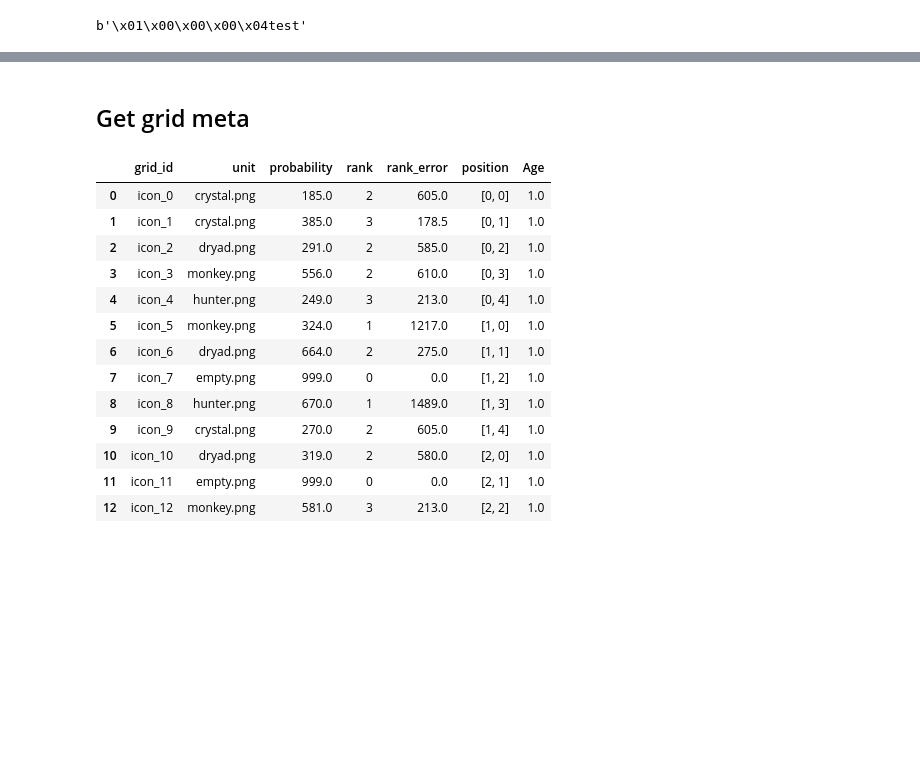
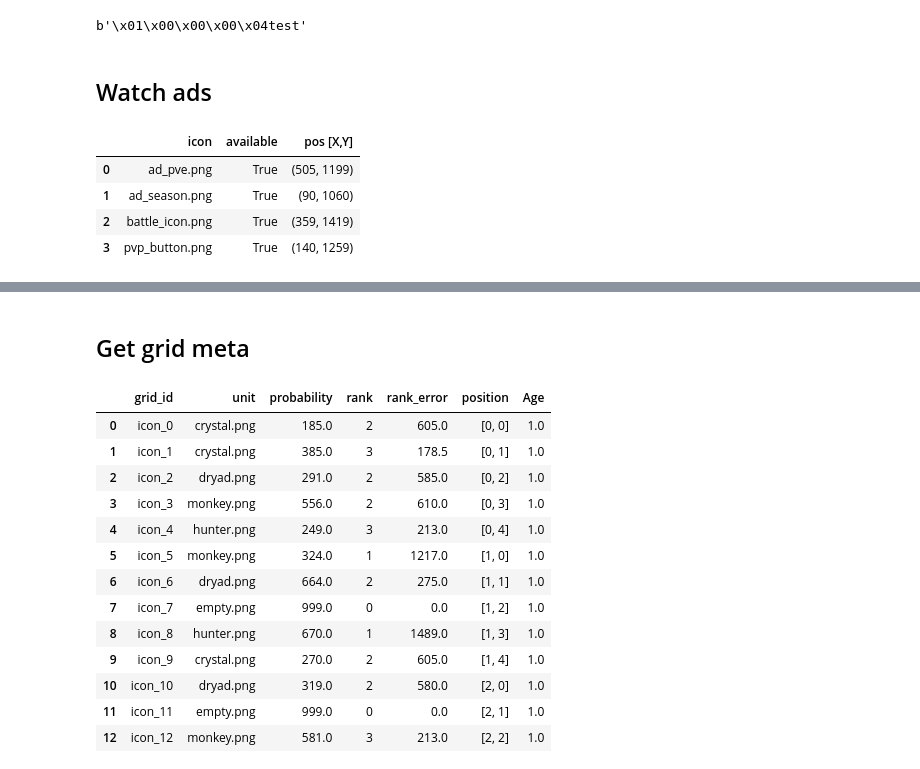
Before and after one commit to AxelBjork/Rush-Royale-Bot, a Jupyter notebook: bot_logic.ipynb, the cells around one changed output, grey strips where cells are left out. Saved outputs shown, nothing was run; the diff lists cells and outputs as text; code cells hidden in the pictures; blank space fills up the shorter version.

```diff
--- a/combat_logic.ipynb
+++ b/bot_logic.ipynb
@@ -52,3 +52,25 @@ bot.client.control.text("test")
 b'\x01\x00\x00\x00\x04test'
 # %%
 bot.getScreen()
+# %% [markdown]
+## Watch ads
+# %%
+# Check current screen
+avail_buttons = bot.get_current_icons(available=True)
+display(avail_buttons)
+if (avail_buttons == 'quest_done.png').any(axis=None):
+    pos = bot_core.get_button_pos(avail_buttons,'quest_done.png')
+    bot.click_button(pos)
+    bot.click(420,420) # collect ad chest
+if (avail_buttons == 'ad_season.png').any(axis=None):
+    pos = bot_core.get_button_pos(avail_buttons,'ad_season.png')
+    bot.click_button(pos)
+if (avail_buttons == 'ad_pve.png').any(axis=None):
+    pos = bot_core.get_button_pos(avail_buttons,'ad_season.png')
+    bot.click_button(pos)
+# %% [output]
+|  | icon | available | pos [X,Y] |
+| 0 | ad_pve.png | True | (505, 1199) |
+| 1 | ad_season.png | True | (90, 1060) |
+| 2 | battle_icon.png | True | (359, 1419) |
+| 3 | pvp_button.png | True | (140, 1259) |
```
Also changed, not shown: parts of 10 cells of this notebook, 12 other files.
